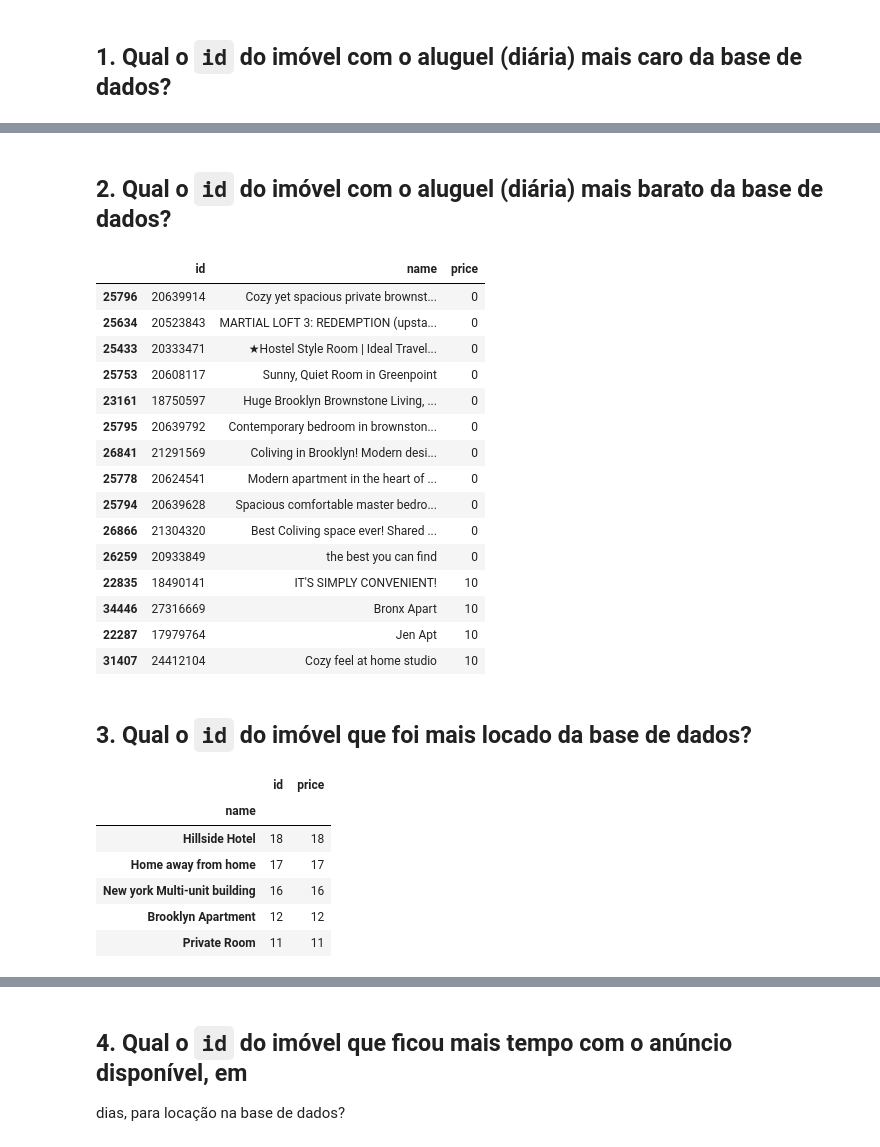
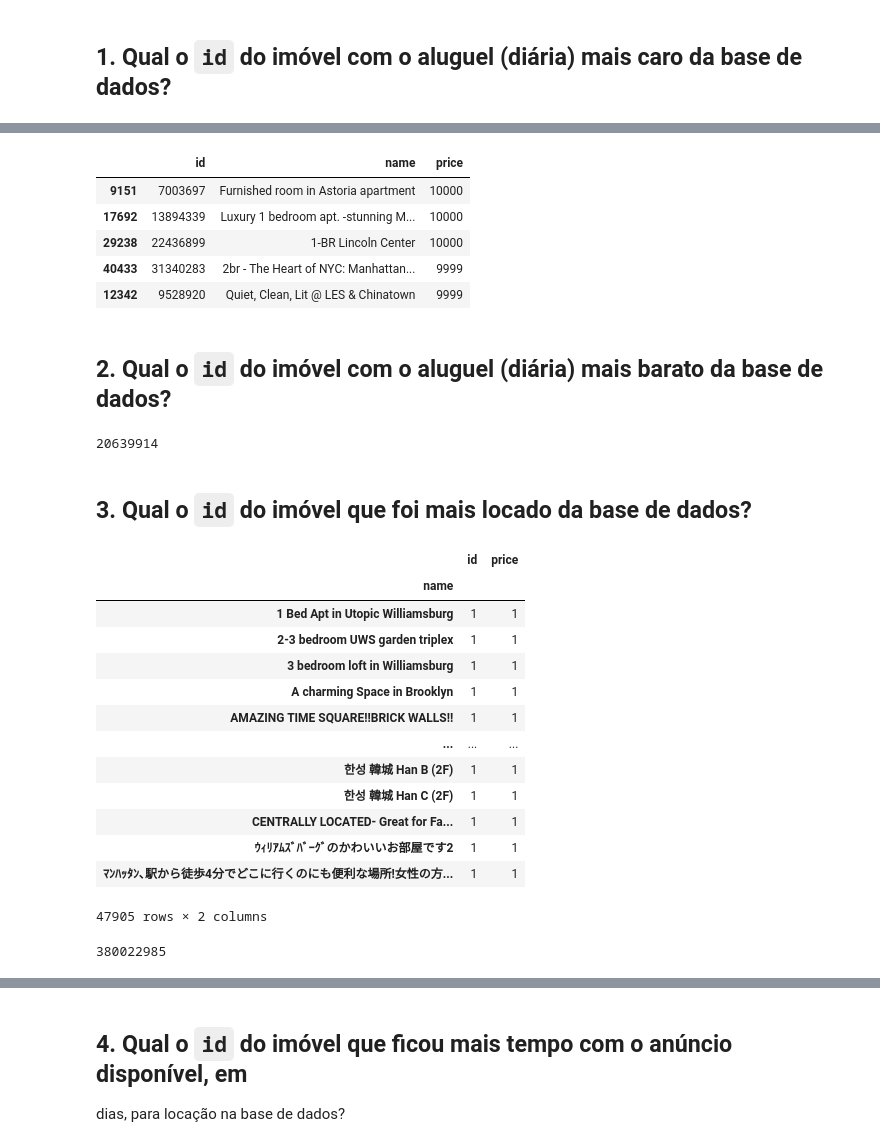
Before and after one commit to alessandra-barbosa/House-Rocket-Insights, a Jupyter notebook: Projeto_final_certificaçao.ipynb, the cells around one changed output, grey strips where cells are left out. Cells and saved outputs as stored; diff of their text form; code cells hidden in the pictures.

```diff
--- a/Projeto_final_certificaçao.ipynb
+++ b/Projeto_final_certificaçao.ipynb
@@ -234,33 +220,34 @@ df[['id','name','price']].sort_values('price',axis=0, ascending=False).head(5)
+# %%
+df[['id','name','price']].sort_values('price',axis=0, ascending=False).head()
+# %% [output]
+|  | id | name | price |
+| 9151 | 7003697 | Furnished room in Astoria apartment | 10000 |
+| 17692 | 13894339 | Luxury 1 bedroom apt. -stunning M... | 10000 |
+| 29238 | 22436899 | 1-BR Lincoln Center | 10000 |
+| 40433 | 31340283 | 2br - The Heart of NYC: Manhattan... | 9999 |
+| 12342 | 9528920 | Quiet, Clean, Lit @ LES & Chinatown | 9999 |
 # %% [markdown]
 ## 2. Qual o `id` do imóvel com o aluguel (diária) mais barato da base de dados?
 # %%
-df[['id','name','price']].sort_values('price',axis=0, ascending=True).head(15)
+df[['id','name','price']].sort_values('price',axis=0, ascending=True).reset_index(drop=True)['id'][0]
 # %% [output]
-|  | id | name | price |
-| 25796 | 20639914 | Cozy yet spacious private brownst... | 0 |
-| 25634 | 20523843 | MARTIAL LOFT 3: REDEMPTION (upsta... | 0 |
-| 25433 | 20333471 | ★Hostel Style Room | Ideal Travel... | 0 |
-| 25753 | 20608117 | Sunny, Quiet Room in Greenpoint | 0 |
-| 23161 | 18750597 | Huge Brooklyn Brownstone Living, ... | 0 |
-| 25795 | 20639792 | Contemporary bedroom in brownston... | 0 |
-| 26841 | 21291569 | Coliving in Brooklyn! Modern desi... | 0 |
-| 25778 | 20624541 | Modern apartment in the heart of ... | 0 |
-| 25794 | 20639628 | Spacious comfortable master bedro... | 0 |
-| 26866 | 21304320 | Best Coliving space ever! Shared ... | 0 |
-| 26259 | 20933849 | the best you can find | 0 |
-| 22835 | 18490141 | IT'S SIMPLY CONVENIENT! | 10 |
-| 34446 | 27316669 | Bronx Apart | 10 |
-| 22287 | 17979764 | Jen Apt | 10 |
-| 31407 | 24412104 | Cozy feel at home studio | 10 |
+20639914
 # %% [markdown]
 ## 3. Qual o `id` do imóvel que foi mais locado da base de dados?
 # %%
-df[['id','name','price']].groupby(['name']).count().sort_values('price', ascending=False).head()
+df[['id','name','price']].groupby(['name']).count()
 # %% [output]
 |  | id | price |
 | name |  |  |
-| Hillside Hotel | 18 | 18 |
-| Home away from home | 17 | 17 |
-| New york Multi-unit building | 16 | 16 |
-| Brooklyn Apartment | 12 | 12 |
-| Private Room | 11 | 11 |
+| 1 Bed Apt in Utopic Williamsburg | 1 | 1 |
+| 2-3 bedroom UWS garden triplex | 1 | 1 |
+| 3 bedroom loft in Williamsburg | 1 | 1 |
+| A charming Space in Brooklyn | 1 | 1 |
+| AMAZING TIME SQUARE!!BRICK WALLS!! | 1 | 1 |
+| ... | ... | ... |
+| 한성 韓城 Han B (2F) | 1 | 1 |
+| 한성 韓城 Han C (2F) | 1 | 1 |
+| ️CENTRALLY LOCATED️- Great for Fa... | 1 | 1 |
+| ｳｨﾘｱﾑｽﾞﾊﾞｰｸﾞのかわいいお部屋です2 | 1 | 1 |
+| ﾏﾝﾊｯﾀﾝ､駅から徒歩4分でどこに行くのにも便利な場所!女性の方... | 1 | 1 |
+47905 rows × 2 columns
@@ -266,0 +256,4 @@ df[['id','name','price']].groupby(['name']).count().sort_values('price', ascendi
+# %%
+df[['id','name','count_home']].groupby(['name']).sum('count_home').sort_values('count_home', ascending=False).reset_index(drop=True)['id'][0]
+# %% [output]
+380022985
```
Also changed, not shown: parts of 12 cells of this notebook.
